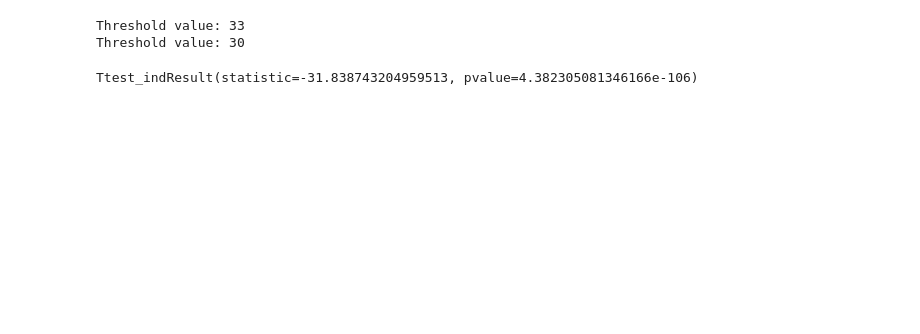
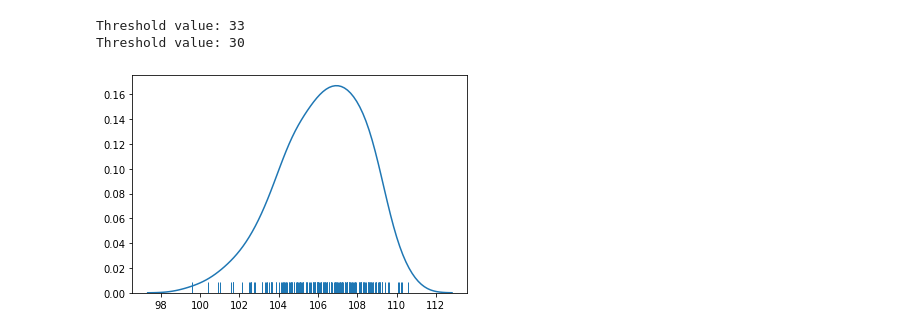
Before and after one commit to UNCG-CSE/Volvo_Truck_Analytics, a Jupyter notebook: src/VolvoDistanceStats.ipynb, the cells around one changed output. Saved outputs shown, nothing was run; the diff lists cells and outputs as text; code cells hidden in the pictures; blank space fills up the shorter version.

Commit message:
Using CLT and showing graphs
Using CLT and showing graphs

```diff
--- a/src/VolvoDistanceStats.ipynb
+++ b/src/VolvoDistanceStats.ipynb
@@ -131,15 +131,17 @@ def outlierDetection(truck_df, column_attribute):
 # %%
 # Create empty list for point estimates.
 truck1estimates = []
 truck2estimates = []
 
 # Runs through Oil Tempratures to get 200 samples, each of size 50.
 for x in range(200):
     truck1estimates.append(truck1data['Oil Temperature (C)'].sample(n=50).mean())
 
 for x in range(200):
     truck2estimates.append(truck2data['Oil Temperature (C)'].sample(n=50).mean())
 
 ttest_ind(a = truck1estimates, b = truck2estimates, equal_var = False)
+
+sns.distplot(truck1estimates, hist=False, rug=True); # Plot sample mean density
 # %% [output]
-Ttest_indResult(statistic=-31.838743204959513, pvalue=4.382305081346166e-106)
+[figure, added]
```
Also changed, not shown: parts of 1 cell of this notebook.
